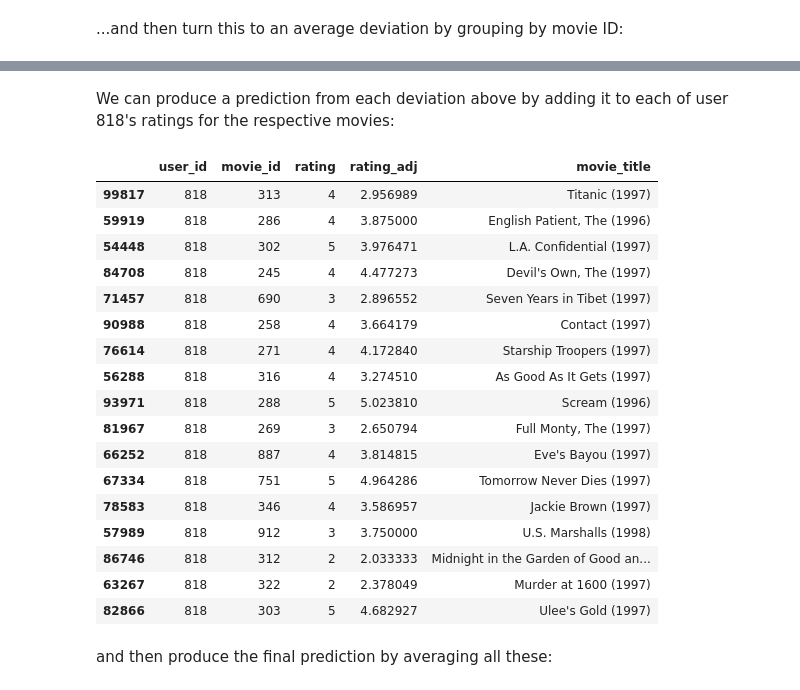
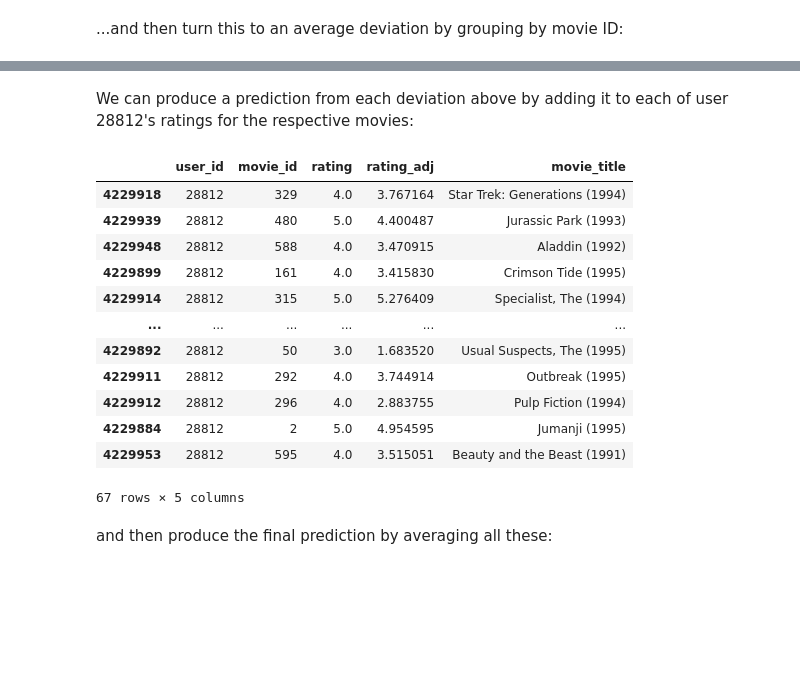
Before and after one commit to Hodapp87/recommender-examples, a Jupyter notebook: Recommender Systems.ipynb, the cells around one changed output, grey strips where cells are left out. Cells and saved outputs as stored; diff of their text form; code cells hidden in the pictures; blank space fills up the shorter version.

```diff
--- a/Recommender Systems.ipynb
+++ b/Recommender Systems.ipynb
@@ -284,4 +315,7 @@ it. That's user ID 818, and their ratings are below:
+# %%
+pd.set_option('display.max_rows', 10)
 # %%
-names.merge(ml_train[ml_train.user_id == 818], right_on="movie_id", left_index=True)
+target_user = 28812
+names.merge(ml_train[ml_train.user_id == target_user], right_on="movie_id", left_index=True)
 # %% [output]
 |  | movie_title | user_id | movie_id | rating | time |
@@ -307 +350,3 @@ Somewhat arbitrarily, I'll pick *Conspiracy Theory*, movie ID 328, as the one we
+# %%
+target_movie = 586
 # %%
@@ -315,6 +360,8 @@ Now, from step #1 and about half of step #2: What users also rated one of the mo
 # %%
-users_df = ml_train[ml_train.user_id == 818][["movie_id"]]. \
+users_df = ml_train[ml_train.user_id == target_user][["movie_id"]]. \
     merge(ml_train, on="movie_id")[["movie_id", "user_id", "rating"]]. \
-    merge(ml_train[ml_train.movie_id == 328], on="user_id")
-users_df[:10]
+    merge(ml_train[ml_train.movie_id == target_movie], on="user_id"). \
+    drop(["movie_id_y", "time"], axis=1)
+# time is irrelevant to us, movie_id_y is just always 3175
+users_df
 # %% [output]
@@ -373,30 +419,24 @@ names.join(rating_dev, how="inner")
 # %% [markdown]
-We can produce a prediction from each deviation above by adding it to each of user 818's ratings for the respective movies:
+We can produce a prediction from each deviation above by adding it to each of user 28812's ratings for the respective movies:
 # %%
-df = ml_train[ml_train.user_id == 818]. \
+df = ml_train[ml_train.user_id == target_user]. \
     join(rating_dev, on="movie_id")
 df = df.assign(rating_adj = df["rating"] + df["rating_dev"])[["user_id", "movie_id", "rating", "rating_adj"]]
 df.join(names, on="movie_id")
-#names.merge(ml_train[ml_train.user_id == 818], right_on="movie_id", left_index=True)
 # %% [output]
 |  | user_id | movie_id | rating | rating_adj | movie_title |
-| 99817 | 818 | 313 | 4 | 2.956989 | Titanic (1997) |
-| 59919 | 818 | 286 | 4 | 3.875000 | English Patient, The (1996) |
-| 54448 | 818 | 302 | 5 | 3.976471 | L.A. Confidential (1997) |
-| 84708 | 818 | 245 | 4 | 4.477273 | Devil's Own, The (1997) |
-| 71457 | 818 | 690 | 3 | 2.896552 | Seven Years in Tibet (1997) |
-| 90988 | 818 | 258 | 4 | 3.664179 | Contact (1997) |
-| 76614 | 818 | 271 | 4 | 4.172840 | Starship Troopers (1997) |
-| 56288 | 818 | 316 | 4 | 3.274510 | As Good As It Gets (1997) |
-| 93971 | 818 | 288 | 5 | 5.023810 | Scream (1996) |
-| 81967 | 818 | 269 | 3 | 2.650794 | Full Monty, The (1997) |
-| 66252 | 818 | 887 | 4 | 3.814815 | Eve's Bayou (1997) |
-| 67334 | 818 | 751 | 5 | 4.964286 | Tomorrow Never Dies (1997) |
-| 78583 | 818 | 346 | 4 | 3.586957 | Jackie Brown (1997) |
-| 57989 | 818 | 912 | 3 | 3.750000 | U.S. Marshalls (1998) |
-| 86746 | 818 | 312 | 2 | 2.033333 | Midnight in the Garden of Good an... |
-| 63267 | 818 | 322 | 2 | 2.378049 | Murder at 1600 (1997) |
-| 82866 | 818 | 303 | 5 | 4.682927 | Ulee's Gold (1997) |
+| 4229918 | 28812 | 329 | 4.0 | 3.767164 | Star Trek: Generations (1994) |
+| 4229939 | 28812 | 480 | 5.0 | 4.400487 | Jurassic Park (1993) |
+| 4229948 | 28812 | 588 | 4.0 | 3.470915 | Aladdin (1992) |
+| 4229899 | 28812 | 161 | 4.0 | 3.415830 | Crimson Tide (1995) |
+| 4229914 | 28812 | 315 | 5.0 | 5.276409 | Specialist, The (1994) |
+| ... | ... | ... | ... | ... | ... |
+| 4229892 | 28812 | 50 | 3.0 | 1.683520 | Usual Suspects, The (1995) |
+| 4229911 | 28812 | 292 | 4.0 | 3.744914 | Outbreak (1995) |
+| 4229912 | 28812 | 296 | 4.0 | 2.883755 | Pulp Fiction (1994) |
+| 4229884 | 28812 | 2 | 5.0 | 4.954595 | Jumanji (1995) |
+| 4229953 | 28812 | 595 | 4.0 | 3.515051 | Beauty and the Beast (1991) |
+67 rows × 5 columns
 # %% [markdown]
 and then produce the final prediction by averaging all these:
 # %%
```
Also changed, not shown: parts of 87 cells of this notebook.
